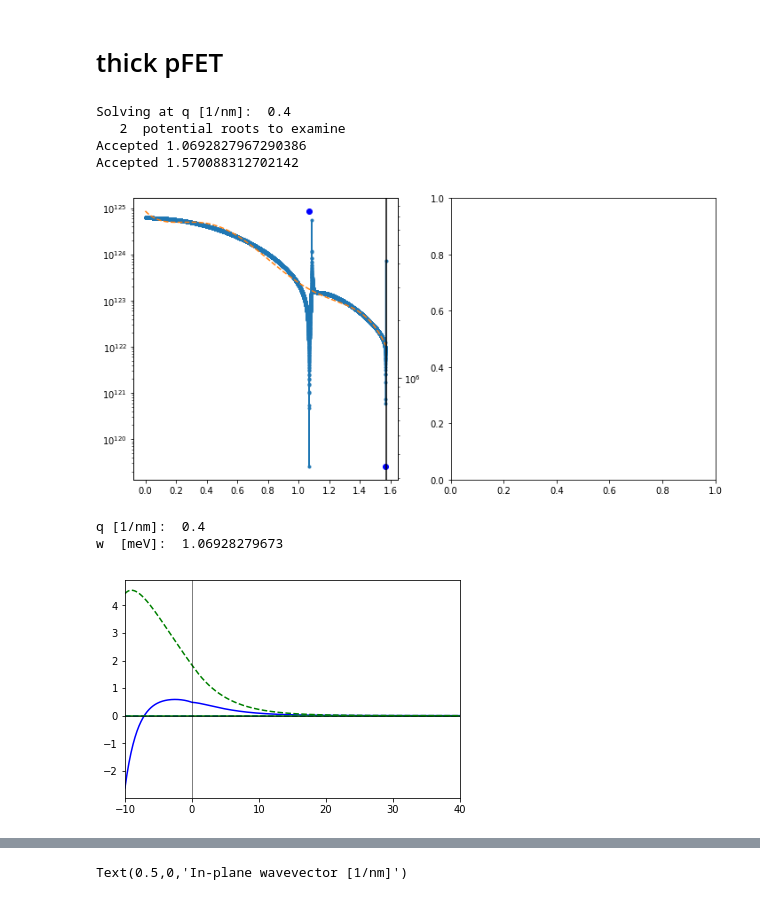
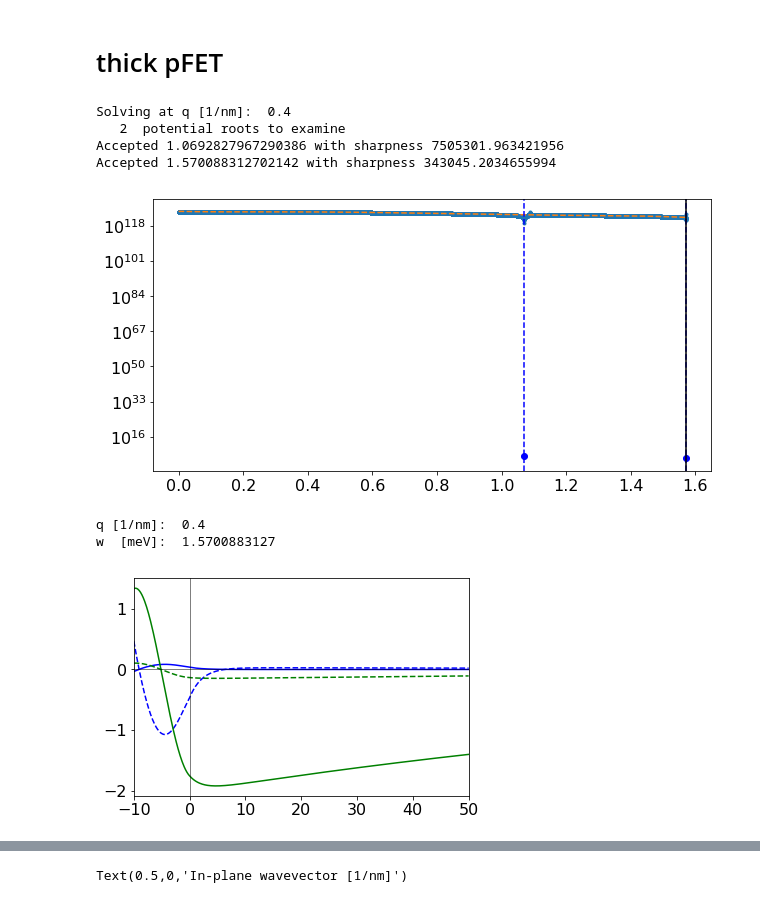
Before and after one commit to samueljamesbader/PyNitride, a Jupyter notebook: examples/pfet_strain/PhononHeteroMath.ipynb, the cells around one changed output, grey strips where cells are left out. Cells and saved outputs as stored; diff of their text form; code cells hidden in the pictures.

```diff
--- a/examples/pfet_strain/PhononHeteroMath.ipynb
+++ b/examples/pfet_strain/PhononHeteroMath.ipynb
@@ -632,9 +632,7 @@ def XZsolve(xzprob,q,wrange,dw,inspect=False,opts={}):
     if inspect:
         # Make plots
         plt.figure(figsize=(10,5))
-        ax=plt.subplot(121)
-        ax2=plt.twinx()
-        axs=plt.subplot(122)
+        ax=plt.gca()
 
         # Make a color cycler to have a consistent color for each q
         def colorcycler():
@@ -757,10 +755,6 @@ def XZsolve(xzprob,q,wrange,dw,inspect=False,opts={}):
 
 
         # Next, elminate spurious solutions
-
-        # Second axis for viewing the minimum eigenvalues of "solutions"
-        if inspect:
-            plt.sca(ax2)
         for i,ar in enumerate(rootsq):
 
             # magnitude of smallest eigenvalue
@@ -825,12 +819,6 @@ def XZsolve(xzprob,q,wrange,dw,inspect=False,opts={}):
     if inspect:
         plt.sca(ax)
         plt.yscale('log')
-        plt.sca(ax2)
-        plt.yscale('log')
-        plt.tight_layout()
-        ####
-        #plt.xlim(wmax/meV-.01,wmax/meV+.01)
-        #plt.xlim(1.3,1.5)
         plt.axvline(wmax/meV,color='k')
 
     # Rectangularize the roots collection
@@ -1193,15 +1181,15 @@ s_pfett=XZsolve(p_pfett,
 # %% [output]
 Solving at q [1/nm]:  0.4
    2  potential roots to examine
-Accepted 1.0692827967290386
-Accepted 1.570088312702142
+Accepted 1.0692827967290386 with sharpness 7505301.963421956
+Accepted 1.570088312702142 with sharpness 343045.2034655994
-[figure, old version]
+[figure, new version]
 # %%
-s_pfett.nearestsoln(.4/nm,plot={'xlim':[-10*nm,40*nm]});
+s_pfett.nearestsoln(.01/nm,rootno=1,plot={'xlim':[-10*nm,50*nm]});
 # %% [output]
 q [1/nm]:  0.4
-w  [meV]:  1.06928279673
+w  [meV]:  1.5700883127
-[figure, old version]
+[figure, new version]
 # %%
 # Run the solution
 qs=np.linspace(.01e9,1.4e9,num=60)
```
Also changed, not shown: parts of 3 cells of this notebook, 1 other file.
